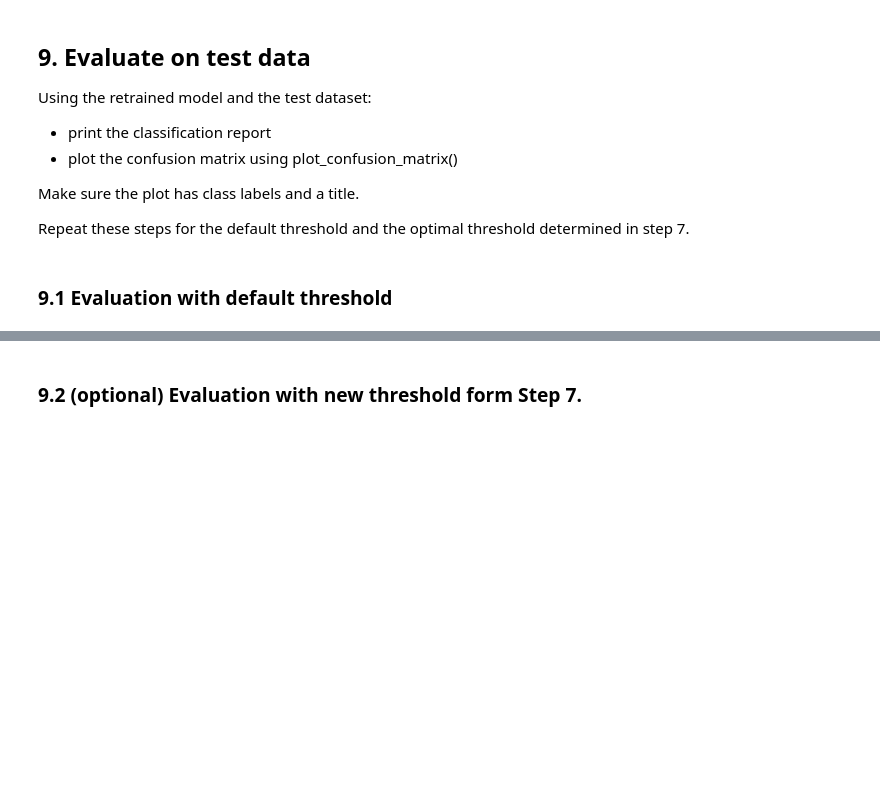
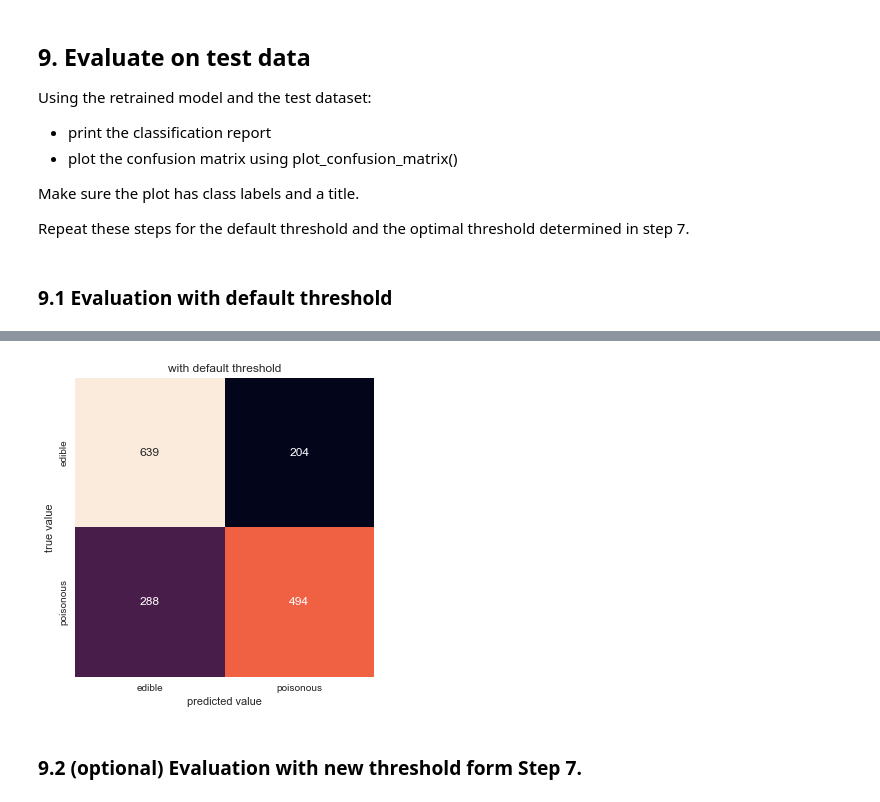
Before and after one commit to meng-ucalgary/ensf-611-assignment-3, a Jupyter notebook: lab3.ipynb, the cells around one changed output, grey strips where cells are left out. Saved outputs shown, nothing was run; the diff lists cells and outputs as text; code cells hidden in the pictures; blank space fills up the shorter version.

```diff
--- a/lab3.ipynb
+++ b/lab3.ipynb
@@ -458,0 +444,7 @@ weighted avg       0.70      0.70      0.70      1625
+# %%
+from sklearn.metrics import classification_report
+
+y_pred = best_model.predict(X_test)
+
+# classification report using default threshold
+print(classification_report(y_test, y_pred))
@@ -459,3 +460,8 @@ weighted avg       0.70      0.70      0.70      1625
+# %%
+# plot confusion matrix
+plot_confusion_matrix(y_test, y_pred, encoder_label.classes_, title='with default threshold')
+# %% [output]
+[figure, added]
 # %% [markdown]
 ### 9.2 (optional) Evaluation with new threshold form Step 7.
 # %%
```
Also changed, not shown: parts of 7 cells of this notebook.
